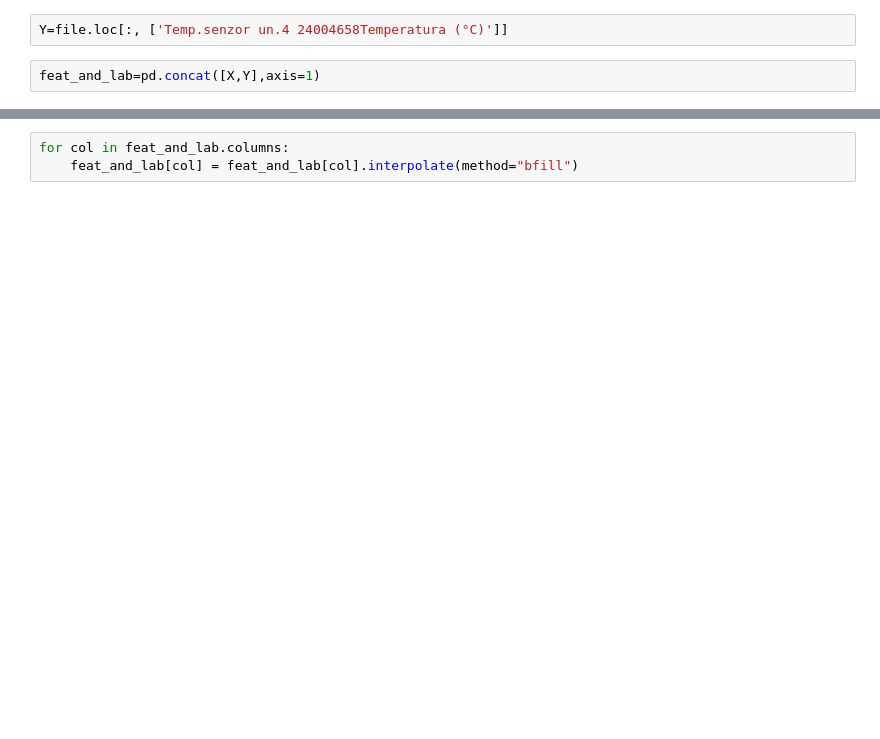
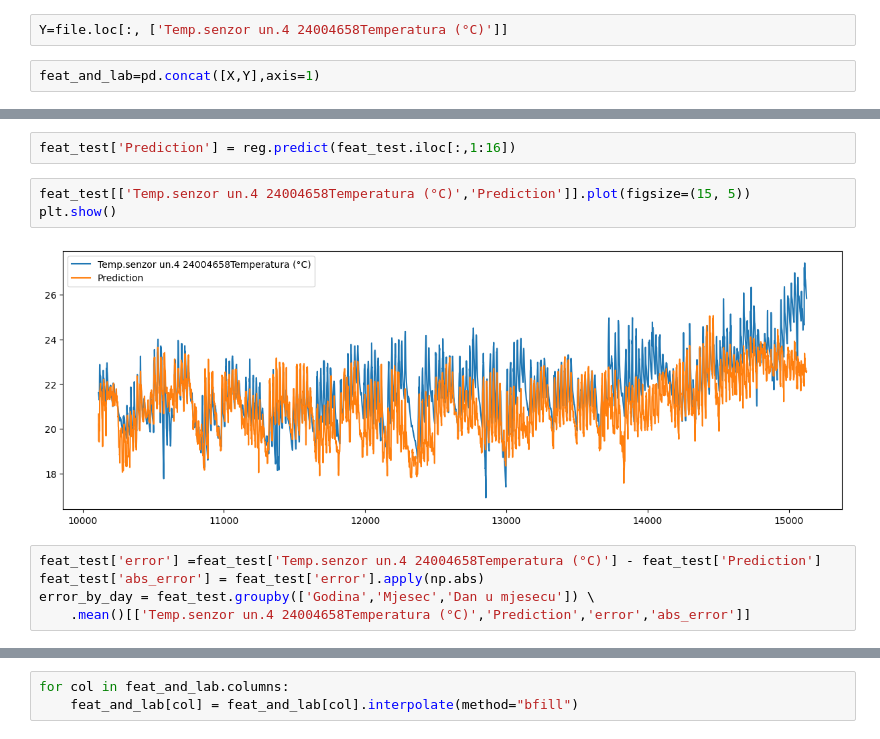
Before and after one commit to ehlimana/EMS, a Jupyter notebook: Untitled - Copy - Copy.ipynb, the cells around one changed output, grey strips where cells are left out. Cells and saved outputs as stored; diff of their text form; blank space fills up the shorter version.

```diff
--- a/Untitled - Copy - Copy.ipynb
+++ b/Untitled - Copy - Copy.ipynb
@@ -180,0 +267,12 @@ feat_and_lab.isna().sum()
+# %%
+feat_test['Prediction'] = reg.predict(feat_test.iloc[:,1:16])
+# %%
+feat_test[['Temp.senzor un.4 24004658Temperatura (°C)','Prediction']].plot(figsize=(15, 5))
+plt.show()
+# %% [output]
+[figure, added]
+# %%
+feat_test['error'] =feat_test['Temp.senzor un.4 24004658Temperatura (°C)'] - feat_test['Prediction']
+feat_test['abs_error'] = feat_test['error'].apply(np.abs)
+error_by_day = feat_test.groupby(['Godina','Mjesec','Dan u mjesecu']) \
+    .mean()[['Temp.senzor un.4 24004658Temperatura (°C)','Prediction','error','abs_error']]
```
Also changed, not shown: parts of 68 cells of this notebook, 1 other file.
